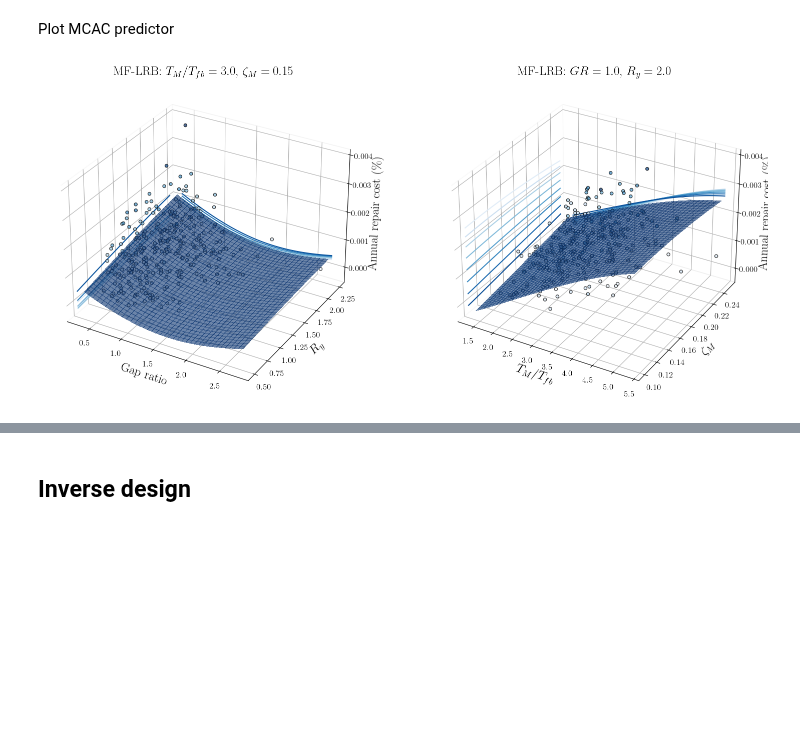
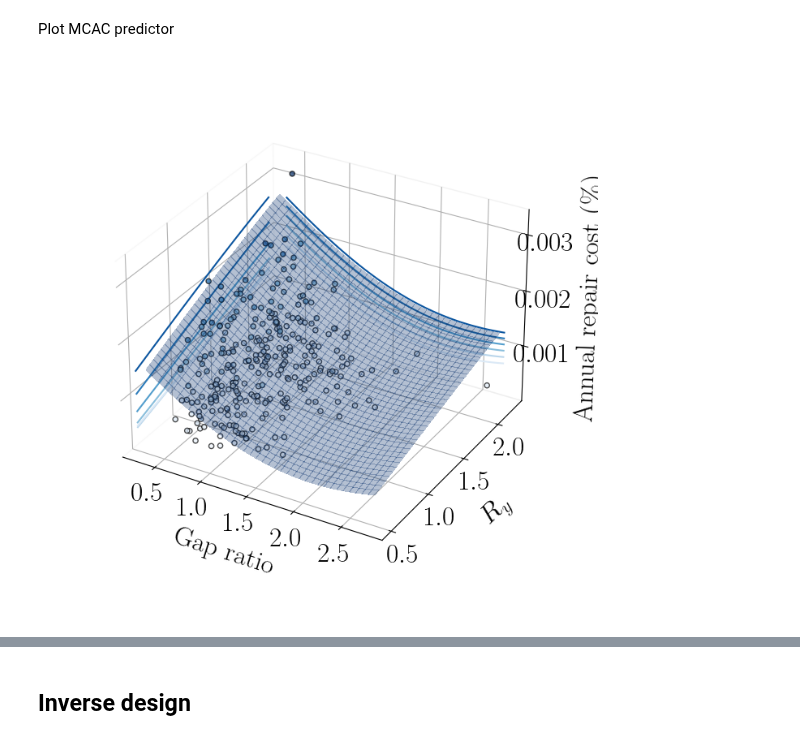
Before and after one commit to hgp297/isol-sys-database, a Jupyter notebook: src/analyses/time_anly.ipynb, the cells around one changed output, grey strips where cells are left out. Saved outputs shown, nothing was run; the diff lists cells and outputs as text; code cells hidden in the pictures; blank space fills up the shorter version.

Commit message:
studying improved time anly predictions

```diff
--- a/src/analyses/time_anly.ipynb
+++ b/src/analyses/time_anly.ipynb
@@ -88,0 +109,15 @@ df_cbf_lrb_o = df_cbf_lrb[df_cbf_lrb['impacted'] == 0]
+# %%
+plt.rcParams["text.usetex"] = True
+plt.rcParams["font.family"] = "serif"
+plt.rcParams["mathtext.fontset"] = "dejavuserif"
+
+fig = plt.figure(figsize=(8,6))
+ax = fig.add_subplot(1, 1, 1)
+# df_plot = df_doe[df_doe['impacted'] == 1]
+df_plot = df_cbf.copy()
+ax.scatter(df_plot['RI'], df_plot['T_fb'], c=df_plot['T_m'], alpha=0.4, edgecolors='black', s=15)
+ax.set_ylabel('$T_{fb}$', fontsize=axis_font)
+ax.set_xlabel('$R_y$', fontsize=axis_font)
+# ax.set_xlim([0, 0.1])
+# ax.set_ylim([0, 0.2])
+plt.show()
@@ -851,107 +1161,70 @@ mdl_annual_cost.fit_gpr(kernel_name='rbf_iso')
 # %% [markdown]
 Plot MCAC predictor
 # %%
-#%% sample for CBF-LRB
-
 from inverse import make_2D_plotting_space
 
 annual_cost_var = 'annual_cost_ratio'
+mdl_mcat = mcat_regression_mdls['mdl_mcat_mf_lrb']
+impact_mdl = mdl_impact_mf_lrb
+df_sc = df_mf_lrb.copy()
 
 plt.rcParams["font.family"] = "serif"
 plt.rcParams["mathtext.fontset"] = "dejavuserif"
-axis_font = 18
-subt_font = 18
-label_size = 12
+title_font=28
+axis_font = 24
+subt_font = 20
+label_size = 24
 mpl.rcParams['xtick.labelsize'] = label_size
 mpl.rcParams['ytick.labelsize'] = label_size
 
-fig = plt.figure(figsize=(16, 7))
+fig = plt.figure(figsize=(9, 7))
+
+
 
 xvar = 'gap_ratio'
 yvar = 'RI'
 
 res = 75
-X_plot = make_2D_plotting_space(mdl_cost_mf_lrb.X, res, x_var=xvar, y_var=yvar,
+X_plot = make_2D_plotting_space(impact_mdl.X, res, x_var=xvar, y_var=yvar,
                             all_vars=['gap_ratio', 'RI', 'T_ratio', 'zeta_e'],
-                            third_var_set = 2.0, fourth_var_set = 0.15)
+                            third_var_set = 5.0, fourth_var_set = 0.15)
 
-Z = mdl_annual_cost.gpr.predict(X_plot)
+Z = mdl_mcat.gpr.predict(X_plot)
 
 
 xx = X_plot[xvar]
 yy = X_plot[yvar]
 x_pl = np.unique(xx)
 y_pl = np.unique(yy)
 xx_pl, yy_pl = np.meshgrid(x_pl, y_pl)
 
 Z_surf = np.array(Z).reshape(xx_pl.shape)
 
-ax=fig.add_subplot(1, 2, 1, projection='3d')
+ax=fig.add_subplot(1, 1, 1, projection='3d')
 surf = ax.plot_surface(xx_pl, yy_pl, Z_surf, cmap='Blues',
-                       linewidth=0, antialiased=False, alpha=0.6,
-                       vmin=-0.1)
+                        linewidth=0, antialiased=False, alpha=0.3,
+                        vmin=-0.5)
 ax.xaxis.pane.fill = False
 ax.yaxis.pane.fill = False
 ax.zaxis.pane.fill = False
 
-ax.scatter(df_mf_lrb[xvar], df_mf_lrb[yvar], df_mf_lrb[annual_cost_var], c=df_mf_lrb[annual_cost_var],
-           edgecolors='k', alpha = 0.7, cmap='Blues')
+ax.scatter(df_sc[xvar], df_sc[yvar], df_sc[annual_cost_var], c=df_sc[annual_cost_var],
+            edgecolors='k', alpha = 0.7, cmap='Blues', zorder=20)
 
 xlim = ax.get_xlim()
 ylim = ax.get_ylim()
 zlim = ax.get_zlim()
 cset = ax.contour(xx_pl, yy_pl, Z_surf, zdir='x', offset=xlim[0], cmap='Blues_r')
 cset = ax.contour(xx_pl, yy_pl, Z_surf, zdir='y', offset=ylim[1], cmap='Blues')
 # ax.set_zlim([-0.1, 1.1])
 
-ax.set_xlabel('Gap ratio', fontsize=axis_font)
-ax.set_ylabel('$R_y$', fontsize=axis_font)
-ax.set_zlabel('Annual repair cost (\%)', fontsize=axis_font)
-ax.set_title('MF-LRB: $T_M/T_{fb} = 3.0$, $\zeta_M = 0.15$', fontsize=subt_font)
-
-#################################
-xvar = 'T_ratio'
-yvar = 'zeta_e'
-
-res = 75
-X_plot = make_2D_plotting_space(mdl_cost_mf_lrb.X, res, x_var=xvar, y_var=yvar,
-                            all_vars=['gap_ratio', 'RI', 'T_ratio', 'zeta_e'],
-                            third_var_set = 1.0, fourth_var_set = 2.0)
-
-Z = mdl_annual_cost.gpr.predict(X_plot)
-
-xx = X_plot[xvar]
-yy = X_plot[yvar]
-x_pl = np.unique(xx)
-y_pl = np.unique(yy)
-xx_pl, yy_pl = np.meshgrid(x_pl, y_pl)
-
-Z_surf = np.array(Z).reshape(xx_pl.shape)
-
-ax=fig.add_subplot(1, 2, 2, projection='3d')
-surf = ax.plot_surface(xx_pl, yy_pl, Z_surf, cmap='Blues',
-                       linewidth=0, antialiased=False, alpha=0.6,
-                       vmin=-0.1)
-ax.xaxis.pane.fill = False
-ax.yaxis.pane.fill = False
-ax.zaxis.pane.fill = False
-
-ax.scatter(df_mf_lrb[xvar], df_mf_lrb[yvar], df_mf_lrb[annual_cost_var], c=df_mf_lrb[annual_cost_var],
-           edgecolors='k', alpha = 0.7, cmap='Blues')
-
-xlim = ax.get_xlim()
-ylim = ax.get_ylim()
-zlim = ax.get_zlim()
-cset = ax.contour(xx_pl, yy_pl, Z_surf, zdir='x', offset=xlim[0], cmap='Blues_r')
-cset = ax.contour(xx_pl, yy_pl, Z_surf, zdir='y', offset=ylim[1], cmap='Blues')
-# ax.set_zlim([-0.1, 1.1])
-
-ax.set_xlabel('$T_M/ T_{fb}$', fontsize=axis_font)
-ax.set_ylabel('$\zeta_M$', fontsize=axis_font)
-ax.set_zlabel('Annual repair cost (\%)', fontsize=axis_font)
-ax.set_title('MF-LRB: $GR = 1.0$, $R_y = 2.0$', fontsize=subt_font)
+ax.set_xlabel('Gap ratio', fontsize=axis_font, labelpad=20)
+ax.set_ylabel('$R_y$', fontsize=axis_font, labelpad=20)
+ax.set_zlabel('Annual repair cost (\%)', fontsize=axis_font, labelpad=20)
+# ax.set_title('MF-LRB: $T_M/T_{fb} = 3.0$, $\zeta_M = 0.15$', fontsize=subt_font)
+ax.set_box_aspect(None, zoom=0.85)
 fig.tight_layout()
 # %% [output]
-[figure, old version]
+[figure, new version]
 # %%
 #%% GP models for MCACs (done without impact classif)
```
Also changed, not shown: parts of 30 cells of this notebook.
